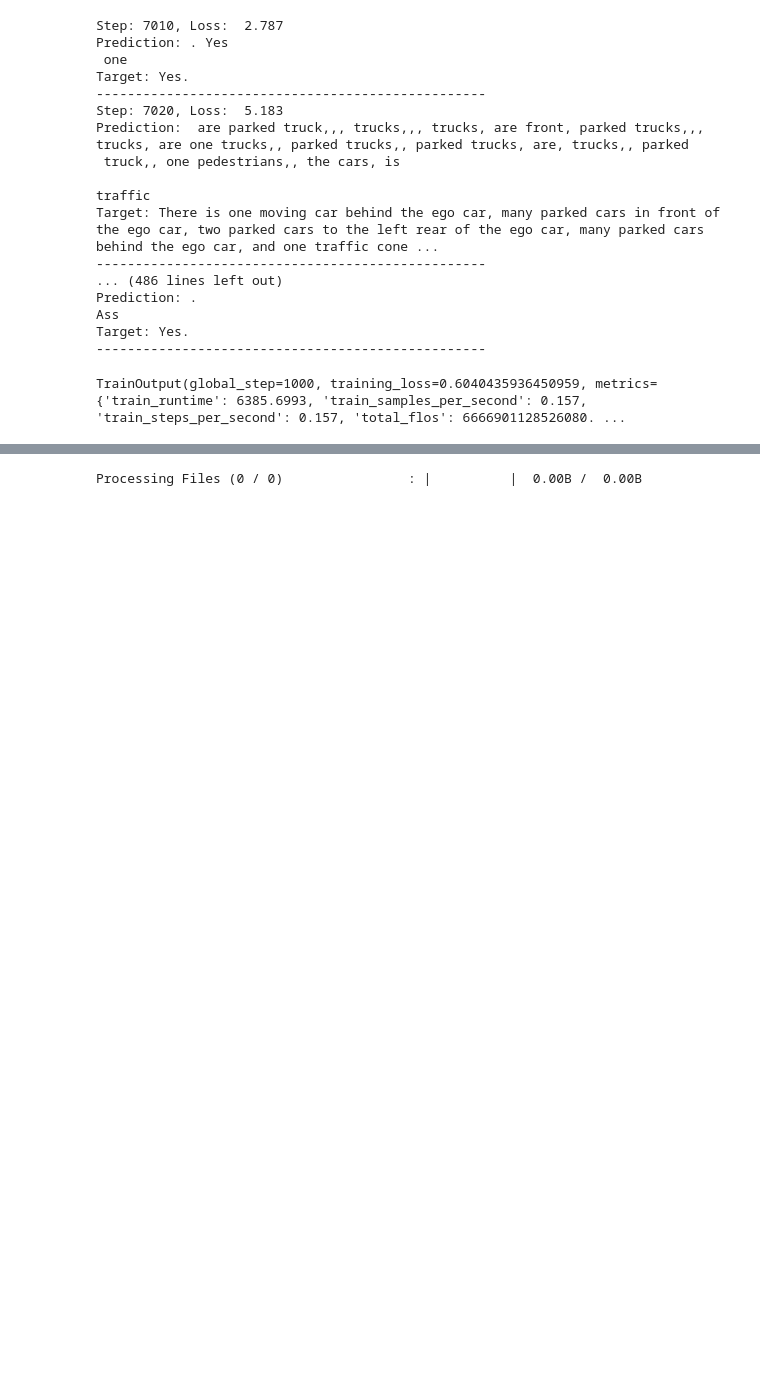
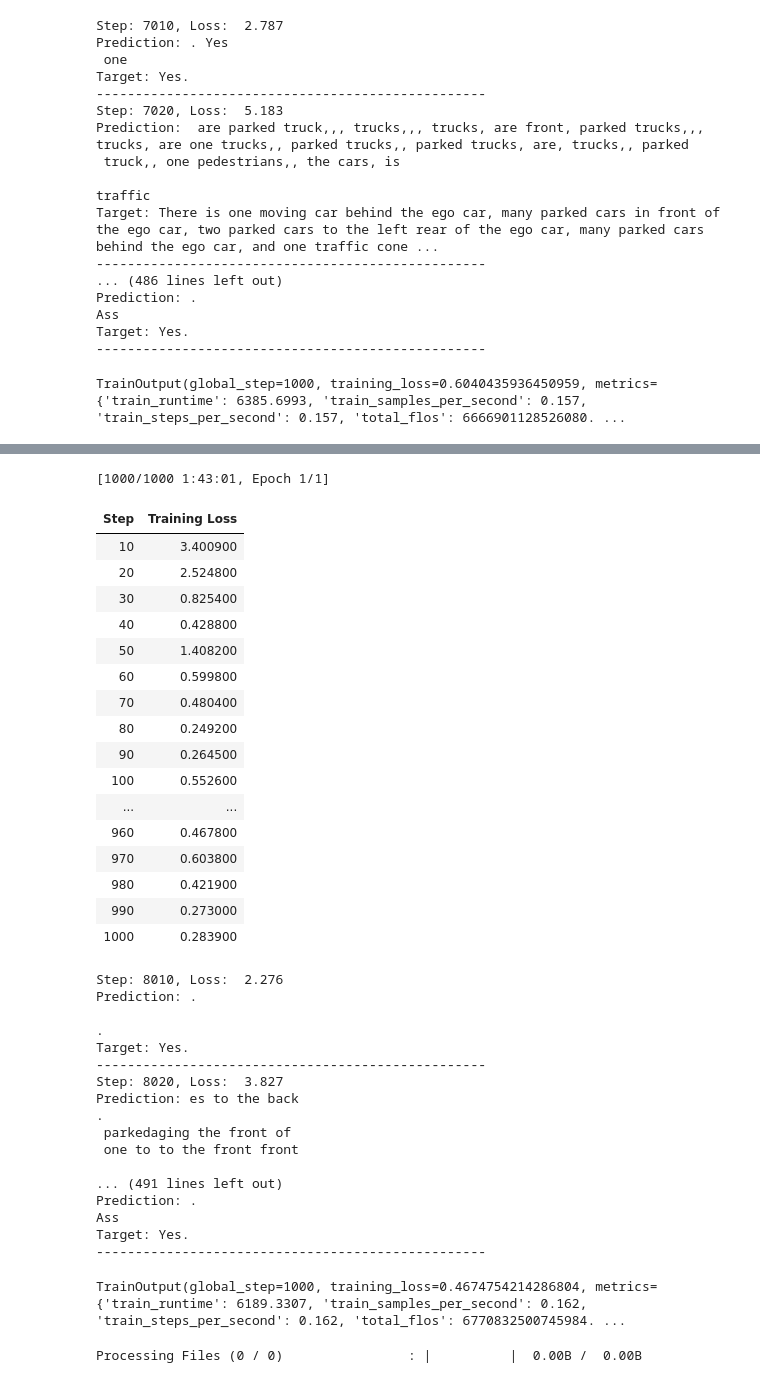
Before and after one commit to MehdiJmlkh/Large-Language-Models-Course-Project, a Jupyter notebook: main.ipynb, the cells around one changed output, grey strips where cells are left out. Drawn from its saved outputs; the diff is of its cells as text; code cells hidden in the pictures; blank space fills up the shorter version.

Commit message:
Fine-tune steps 8001 to 9000

```diff
--- a/main.ipynb
+++ b/main.ipynb
@@ -71,7 +71,7 @@ class DriveLM:
         return len(self.drive_lm)
 
 splits = ["train"]
-dataset = {split: DriveLM(drive_lm[split].select(range(7000, 8000)), nuscenes[split]) for split in splits}
+dataset = {split: DriveLM(drive_lm[split].select(range(8000, 9000)), nuscenes[split]) for split in splits}
 # %%
 # from PIL import Image
 
@@ -478,7 +478,7 @@ from transformers.trainer import _is_peft_model
 from transformers.models.auto.modeling_auto import MODEL_FOR_CAUSAL_LM_MAPPING_NAMES
 
 class OutputDisplayTrainer(Trainer):
-    global_step = 7001
+    global_step = 8001
     logging_steps = logging_steps
     def compute_loss(
         self,
@@ -996,3 +996,6 @@ Ass
 Target: Yes.
 --------------------------------------------------
 TrainOutput(global_step=1000, training_loss=0.6040435936450959, metrics={'train_runtime': 6385.6993, 'train_samples_per_second': 0.157, 'train_steps_per_second': 0.157, 'total_flos': 6666901128526080. ...
+# %%
+trainer.train()
+# %% [output]
@@ -999,3 +1004,39 @@ TrainOutput(global_step=1000, training_loss=0.6040435936450959, metrics={'train_
+[1000/1000 1:43:01, Epoch 1/1]
+| Step | Training Loss |
+| 10 | 3.400900 |
+| 20 | 2.524800 |
+| 30 | 0.825400 |
+| 40 | 0.428800 |
+| 50 | 1.408200 |
+| 60 | 0.599800 |
+| 70 | 0.480400 |
+| 80 | 0.249200 |
+| 90 | 0.264500 |
+| 100 | 0.552600 |
+| ... | ... |
+| 960 | 0.467800 |
+| 970 | 0.603800 |
+| 980 | 0.421900 |
+| 990 | 0.273000 |
+| 1000 | 0.283900 |
+Step: 8010, Loss:  2.276
+Prediction: .
+
+.
+Target: Yes.
+--------------------------------------------------
+Step: 8020, Loss:  3.827
+Prediction: es to the back
+.
+ parkedaging the front of
+ one to to the front front
+
+... (491 lines left out)
+Prediction: .
+Ass
+Target: Yes.
+--------------------------------------------------
+TrainOutput(global_step=1000, training_loss=0.4674754214286804, metrics={'train_runtime': 6189.3307, 'train_samples_per_second': 0.162, 'train_steps_per_second': 0.162, 'total_flos': 6770832500745984. ...
 # %%
 from huggingface_hub import login
 
```
Also changed, not shown: parts of 2 cells of this notebook.
